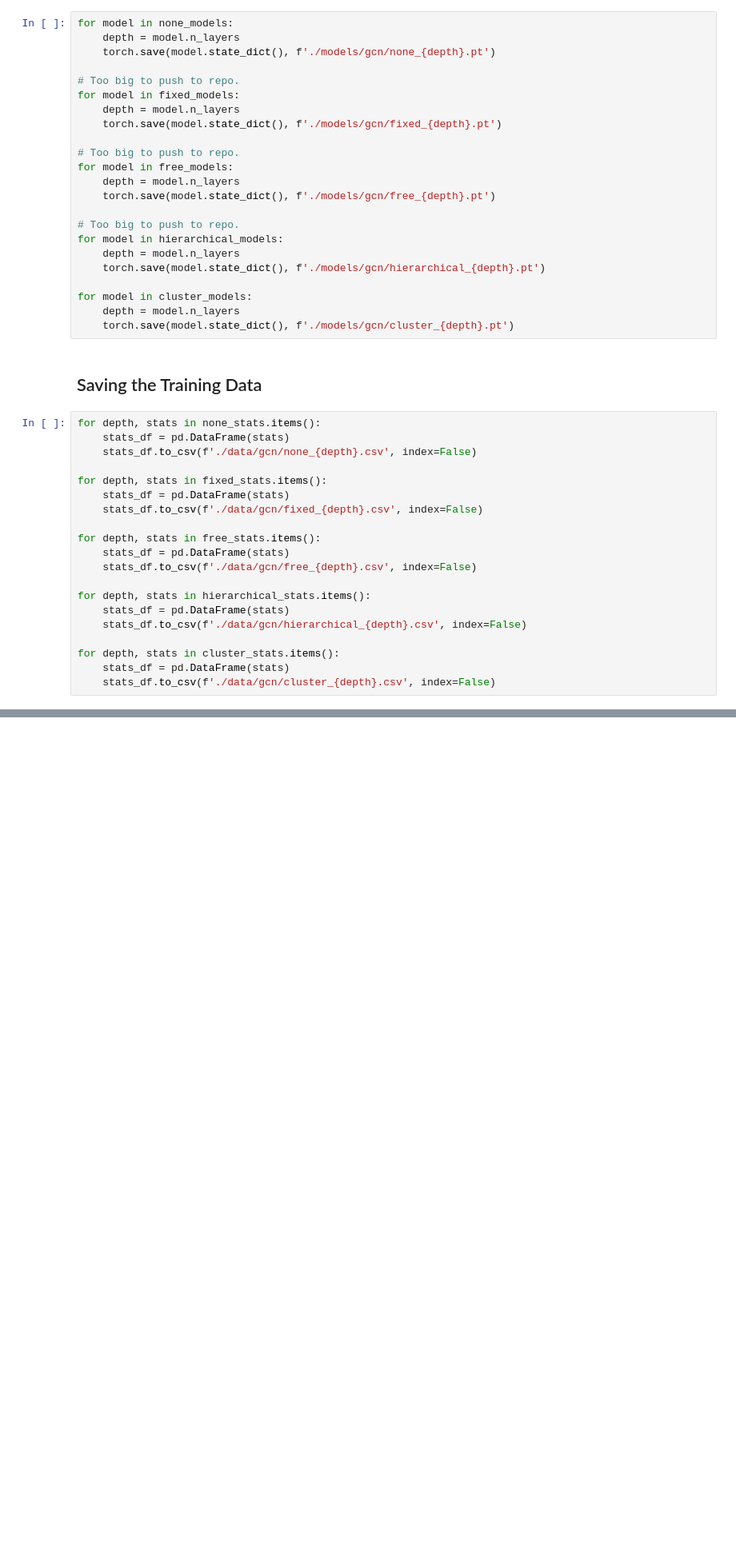
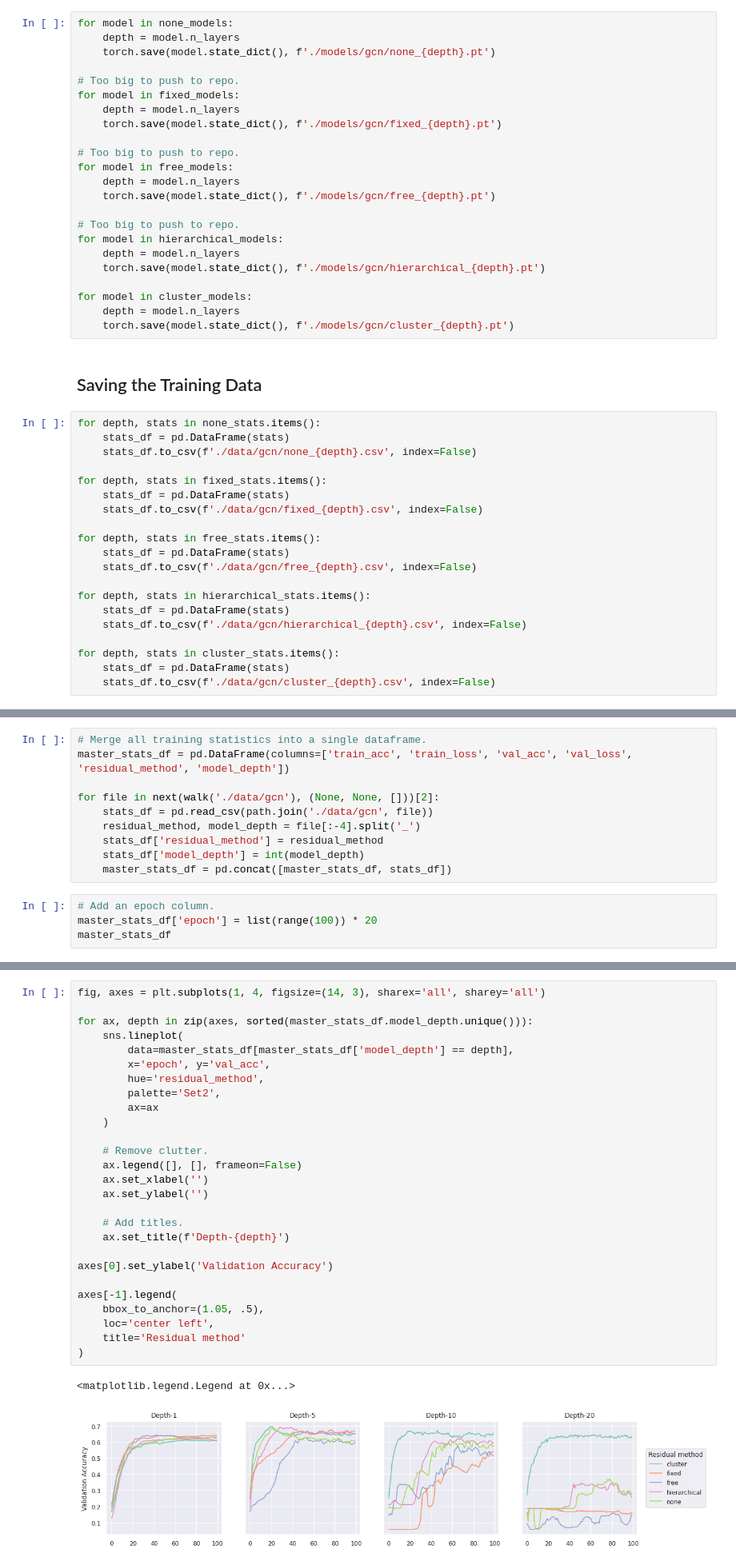
Before and after one commit to BenPrie/semantic-oversmoothing, a Jupyter notebook: training.ipynb, the cells around one changed output, grey strips where cells are left out. Shown at 80% size. Drawn from its saved outputs; the diff is of its cells as text; blank space fills up the shorter version.

Commit message:
Training curves

```diff
--- a/training.ipynb
+++ b/training.ipynb
@@ -352,0 +357,14 @@ for depth, stats in cluster_stats.items():
+# %%
+# Merge all training statistics into a single dataframe.
+master_stats_df = pd.DataFrame(columns=['train_acc', 'train_loss', 'val_acc', 'val_loss', 'residual_method', 'model_depth'])
+
+for file in next(walk('./data/gcn'), (None, None, []))[2]:
+    stats_df = pd.read_csv(path.join('./data/gcn', file))
+    residual_method, model_depth = file[:-4].split('_')
+    stats_df['residual_method'] = residual_method
+    stats_df['model_depth'] = int(model_depth)
+    master_stats_df = pd.concat([master_stats_df, stats_df])
+# %%
+# Add an epoch column.
+master_stats_df['epoch'] = list(range(100)) * 20
+master_stats_df
@@ -352,0 +385,30 @@ for depth, stats in cluster_stats.items():
+# %%
+fig, axes = plt.subplots(1, 4, figsize=(14, 3), sharex='all', sharey='all')
+
+for ax, depth in zip(axes, sorted(master_stats_df.model_depth.unique())):
+    sns.lineplot(
+        data=master_stats_df[master_stats_df['model_depth'] == depth],
+        x='epoch', y='val_acc',
+        hue='residual_method',
+        palette='Set2',
+        ax=ax
+    )
+
+    # Remove clutter.
+    ax.legend([], [], frameon=False)
+    ax.set_xlabel('')
+    ax.set_ylabel('')
+
+    # Add titles.
+    ax.set_title(f'Depth-{depth}')
+
+axes[0].set_ylabel('Validation Accuracy')
+
+axes[-1].legend(
+    bbox_to_anchor=(1.05, .5),
+    loc='center left',
+    title='Residual method'
+)
+# %% [output]
+<matplotlib.legend.Legend at 0x...>
+[figure, added]
```
Also changed, not shown: parts of 4 cells of this notebook.
